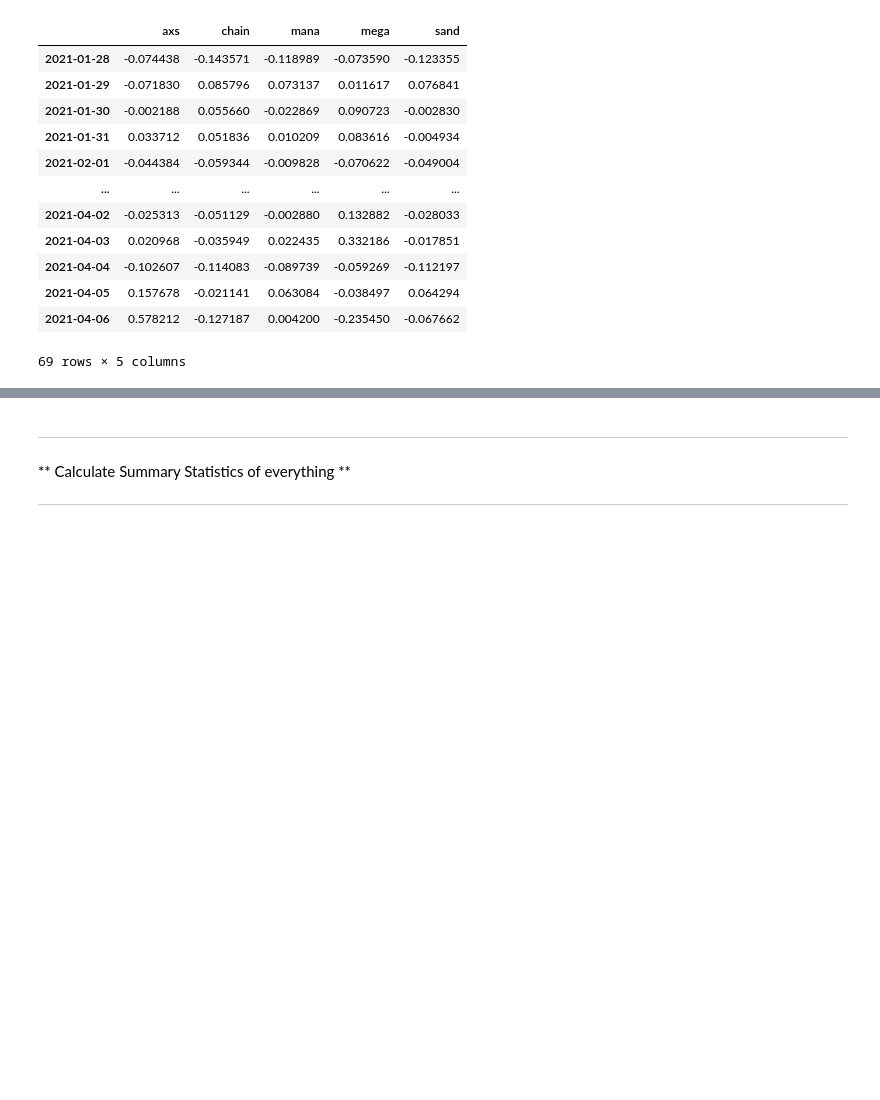
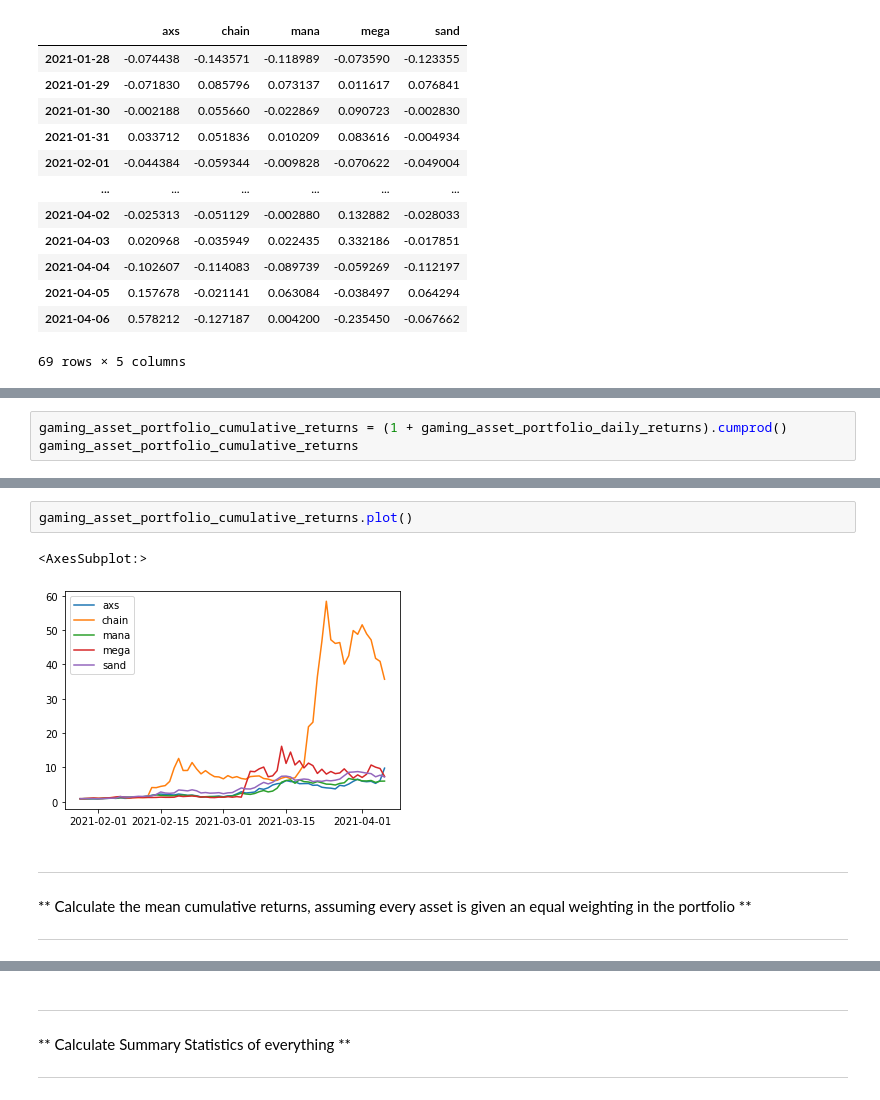
Before and after one commit to Hash3rown/nfty_tree.io, a Jupyter notebook: sandbox/kelso_gaming_NFT_portfolio_analysis.ipynb, the cells around one changed output, grey strips where cells are left out. Drawn from its saved outputs; the diff is of its cells as text; blank space fills up the shorter version.

```diff
--- a/sandbox/kelso_gaming_NFT_portfolio_analysis.ipynb
+++ b/sandbox/kelso_gaming_NFT_portfolio_analysis.ipynb
@@ -198,0 +205,3 @@ gaming_asset_portfolio_daily_returns
+# %%
+gaming_asset_portfolio_cumulative_returns = (1 + gaming_asset_portfolio_daily_returns).cumprod()
+gaming_asset_portfolio_cumulative_returns
@@ -198,0 +222,9 @@ gaming_asset_portfolio_daily_returns
+# %%
+gaming_asset_portfolio_cumulative_returns.plot()
+# %% [output]
+<AxesSubplot:>
+[figure, added]
+# %% [markdown]
+__________________________________________________________________________________________________________________
+** Calculate the mean cumulative returns, assuming every asset is given an equal weighting in the portfolio **
+__________________________________________________________________________________________________________________
```
Also changed, not shown: parts of 10 cells of this notebook.
